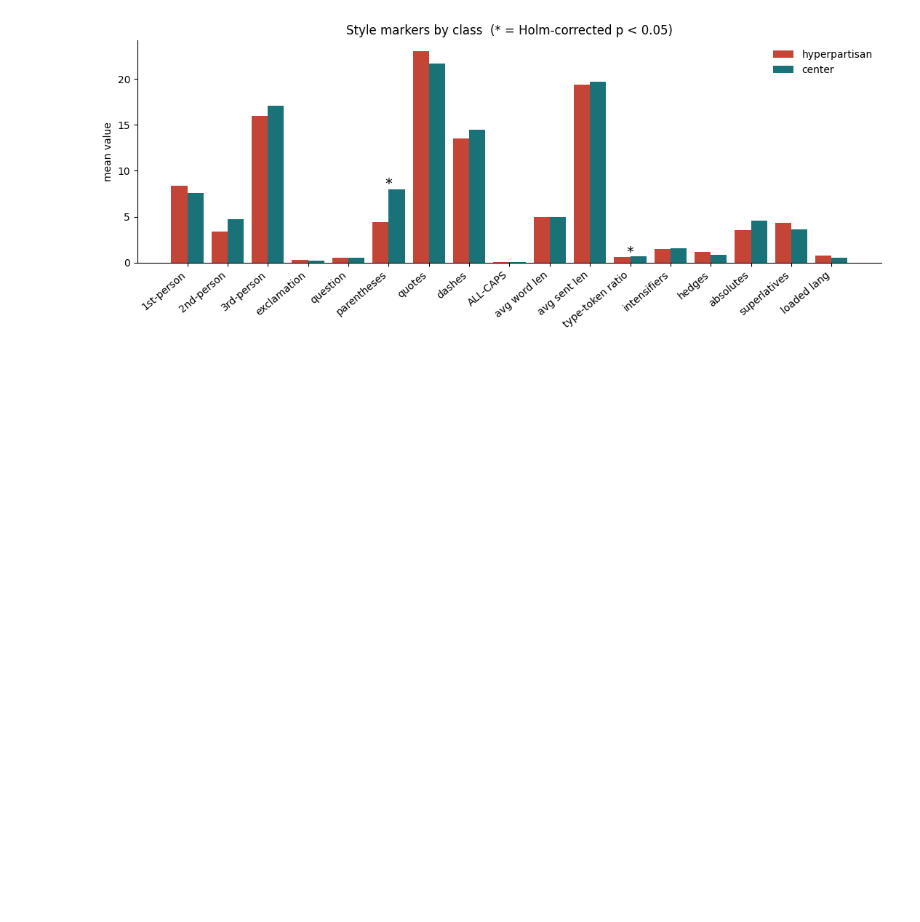
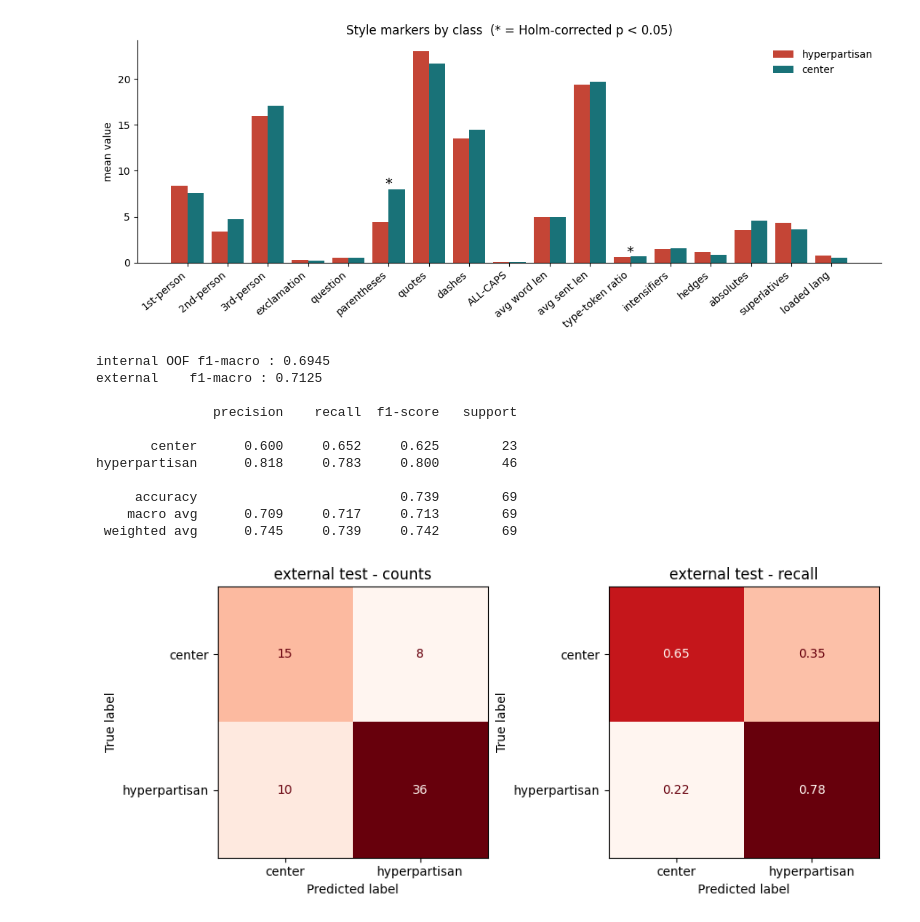
Before and after one commit to WrongMedal/SML_Rebels_G24, a Jupyter notebook: Codice/04_model_SVCipynb.ipynb, the cells around one changed output. Drawn from its saved outputs; the diff is of its cells as text; code cells hidden in the pictures; blank space fills up the shorter version.

Commit message:
test esterno per svc e log-elmo

```diff
--- a/Codice/04_model_SVCipynb.ipynb
+++ b/Codice/04_model_SVCipynb.ipynb
@@ -211,3 +211,37 @@ type-token ratio  0.654   0.686  -0.154 0.00149  True
     avg word len   4.95    4.94  0.0122       1 False
           dashes   13.5    14.5  0.0117       1 False
 [figure]
+# %%
+# Final external test: refit best config on ALL training data, evaluate once on the held-out set
+test = pd.read_csv("../Dati/Processed/test_holdout_processed.csv")
+X_test, y_test = test[["text_bert"]], test["binary_label"].values
+
+final = clone(pipe).set_params(**gs.best_params_)   # frozen config, no re-tuning
+final.fit(X, y)                                     # full training set
+pred = final.predict(X_test)
+
+print(f"internal OOF f1-macro : {f1_score(y, oof, average='macro'):.4f}")
+print(f"external    f1-macro : {f1_score(y_test, pred, average='macro'):.4f}\n")
+print(classification_report(y_test, pred, target_names=["center", "hyperpartisan"], digits=3))
+
+fig, ax = plt.subplots(1, 2, figsize=(9, 4))
+ConfusionMatrixDisplay(confusion_matrix(y_test, pred), display_labels=["center", "hyperpartisan"]).plot(
+    ax=ax[0], cmap="Reds", colorbar=False, values_format="d")
+ax[0].set_title("external test - counts")
+ConfusionMatrixDisplay(confusion_matrix(y_test, pred, normalize="true"), display_labels=["center", "hyperpartisan"]).plot(
+    ax=ax[1], cmap="Reds", colorbar=False, values_format=".2f")
+ax[1].set_title("external test - recall")
+plt.tight_layout(); plt.show()
+# %% [output]
+internal OOF f1-macro : 0.6945
+external    f1-macro : 0.7125
+
+               precision    recall  f1-score   support
+
+       center      0.600     0.652     0.625        23
+hyperpartisan      0.818     0.783     0.800        46
+
+     accuracy                          0.739        69
+    macro avg      0.709     0.717     0.713        69
+ weighted avg      0.745     0.739     0.742        69
+[figure, added]
```
Also changed, not shown: parts of 1 cell of this notebook, 1 other file.
